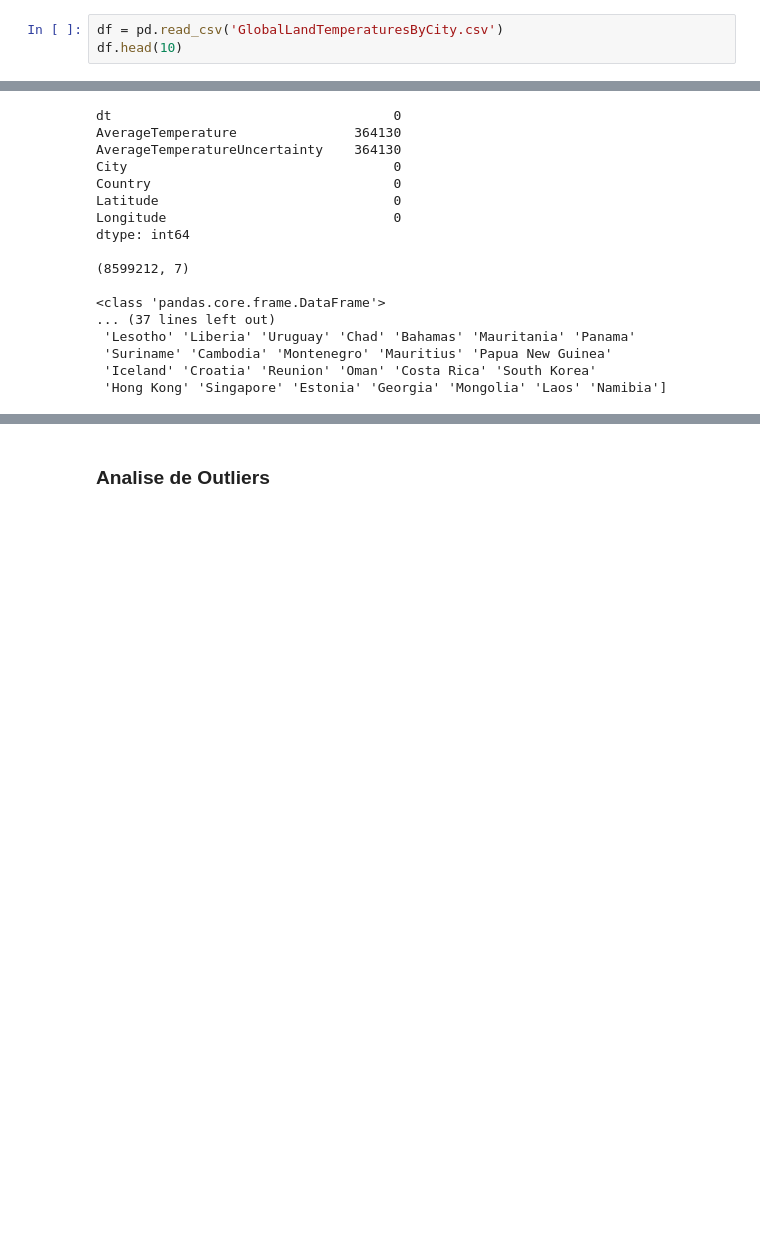
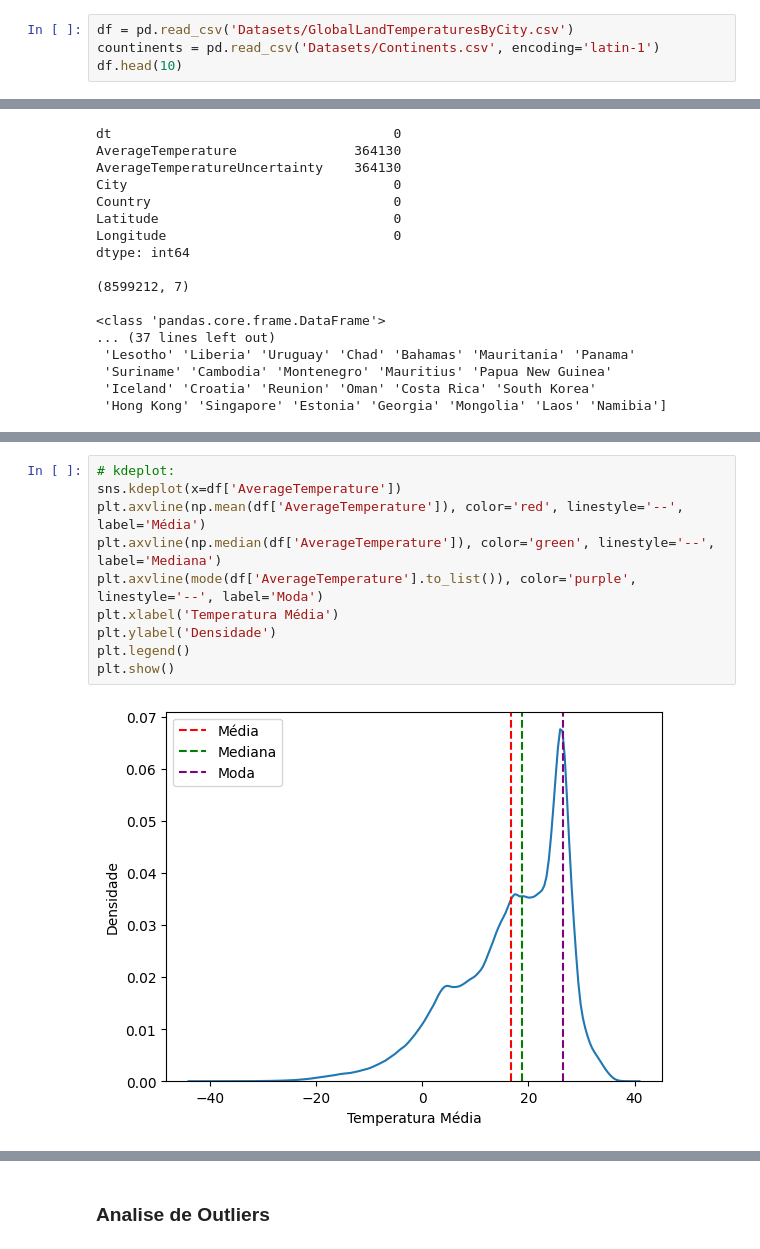
Before and after one commit to olher/ProjetoAplicado1, a Jupyter notebook: Analise Exploratoria.ipynb, the cells around one changed output, grey strips where cells are left out. Cells and saved outputs as stored; diff of their text form; blank space fills up the shorter version.

```diff
--- a/Analise Exploratoria.ipynb
+++ b/Analise Exploratoria.ipynb
@@ -17,5 +18,6 @@ df recebe o arquivo GlobalLandTemperaturesByCity.csv
 # %%
-df = pd.read_csv('GlobalLandTemperaturesByCity.csv')
+df = pd.read_csv('Datasets/GlobalLandTemperaturesByCity.csv')
+countinents = pd.read_csv('Datasets/Continents.csv', encoding='latin-1')
 df.head(10)
 # %% [output]
 |  | dt | AverageTemperature | AverageTemperatureUncertainty | City | Country | Latitude | Longitude |
@@ -135,0 +160,12 @@ plt.show()
+# %%
+# kdeplot:
+sns.kdeplot(x=df['AverageTemperature'])
+plt.axvline(np.mean(df['AverageTemperature']), color='red', linestyle='--', label='Média')
+plt.axvline(np.median(df['AverageTemperature']), color='green', linestyle='--', label='Mediana')
+plt.axvline(mode(df['AverageTemperature'].to_list()), color='purple', linestyle='--', label='Moda')
+plt.xlabel('Temperatura Média')
+plt.ylabel('Densidade')
+plt.legend()
+plt.show()
+# %% [output]
+[figure, new version]
```
Also changed, not shown: parts of 23 cells of this notebook, 1 other file.
